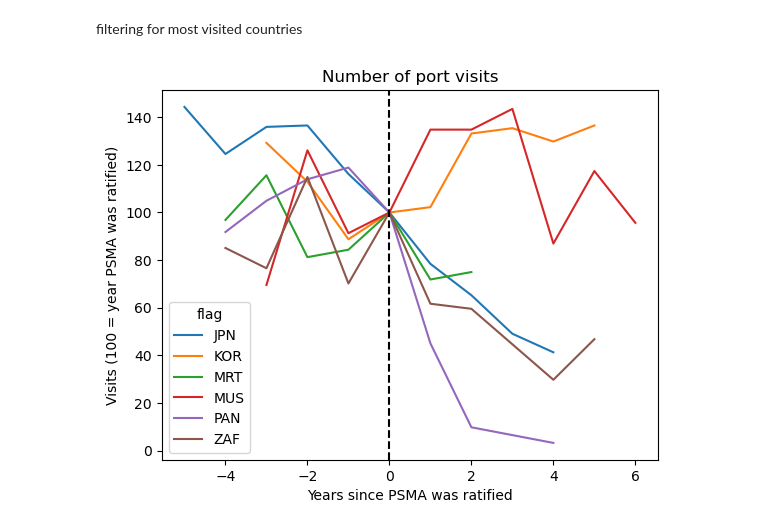
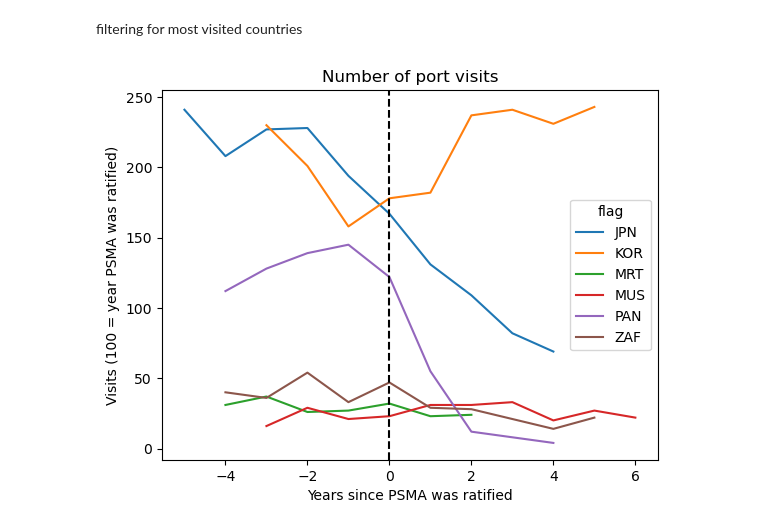
Before and after one commit to sebdodt/90739-iuu-systems-project, a Jupyter notebook: port_evaluation/eda/midterm/3_ports/psma.ipynb, the cells around one changed output. Saved outputs shown, nothing was run; the diff lists cells and outputs as text; code cells hidden in the pictures.

```diff
--- a/port_evaluation/eda/midterm/3_ports/psma.ipynb
+++ b/port_evaluation/eda/midterm/3_ports/psma.ipynb
@@ -97,11 +99,11 @@ filter = ten_year_sum.loc[ten_year_sum['event_id'] >= 200, 'flag']
 # %%
 plot_data4 = plot_data3.copy()
 plot_data4 = plot_data4.loc[plot_data4['flag'].isin(filter),:]
-sns.lineplot(plot_data4,x='years_since_PSMA', y='visits_normalised', hue='flag', legend=True)
+sns.lineplot(plot_data4,x='years_since_PSMA', y='event_id', hue='flag', legend=True)
 plt.title('Number of port visits')
 plt.xlabel('Years since PSMA was ratified')
 plt.ylabel('Visits (100 = year PSMA was ratified)')
 plt.axvline(0, 0,1, color='black', linestyle='--')
 plt.show()
 # %% [output]
-[figure, old version]
+[figure, new version]
```
Also changed, not shown: parts of 5 cells of this notebook, 1 other file.
